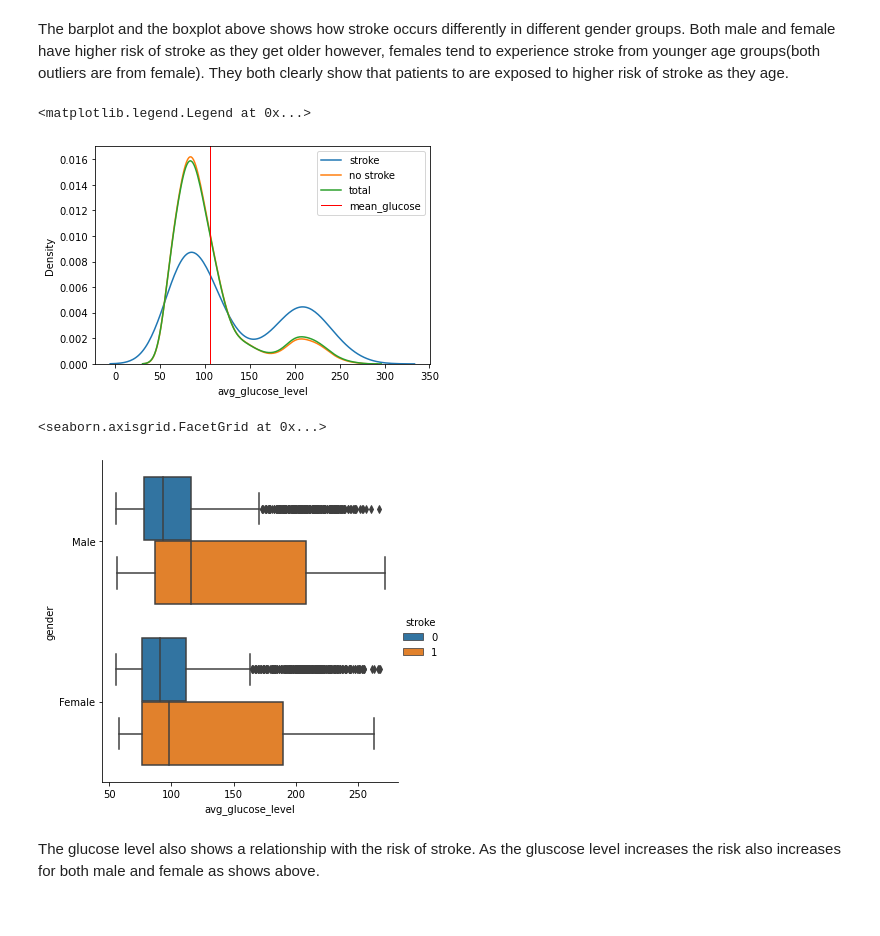
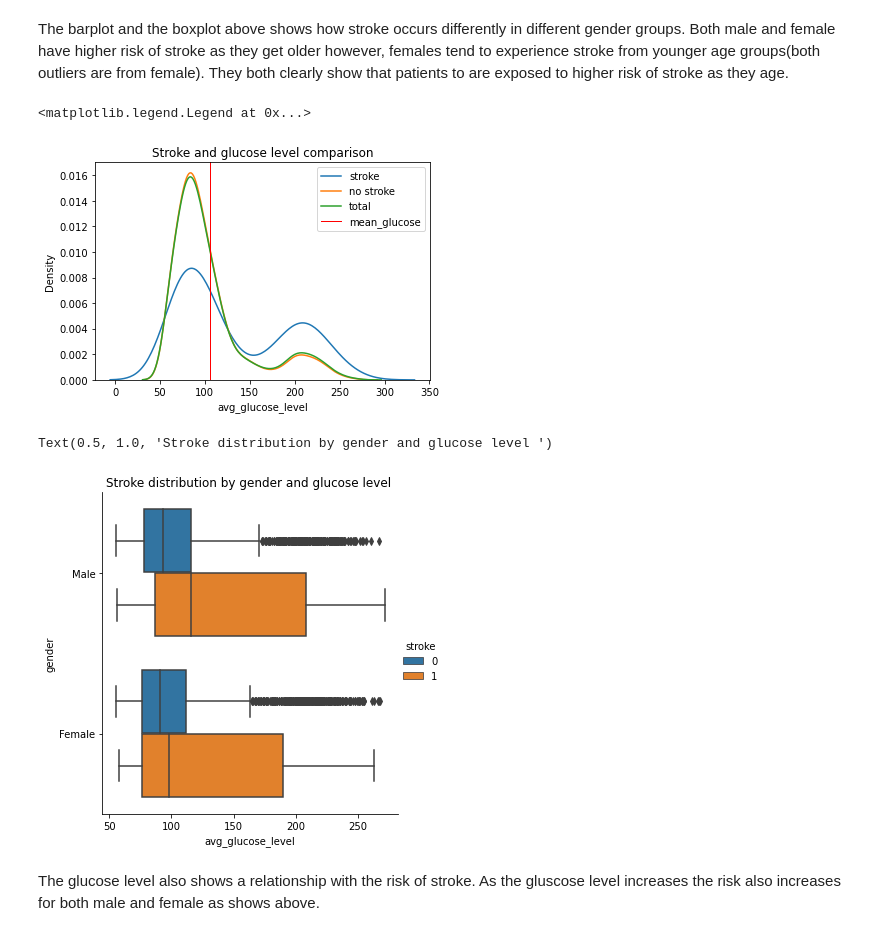
Before and after one commit to paulkimDSN/Capstone-2-Data-wranglling, a Jupyter notebook: EDA.ipynb, the cells around one changed output. Drawn from its saved outputs; the diff is of its cells as text; code cells hidden in the pictures.

```diff
--- a/EDA.ipynb
+++ b/EDA.ipynb
@@ -110,0 +124,2 @@ Overall proportion of the patients with stroke is calculated from the dataset. T
+# %%
+df['bmi']=df['bmi'].fillna(df['bmi'].mean())
@@ -150,17 +187,19 @@ They both clearly show that patients to are exposed to higher risk of stroke as
 # %%
 sns.kdeplot('avg_glucose_level',data=df[df.stroke==1],label='stroke')
 sns.kdeplot('avg_glucose_level',data=df[df.stroke==0],label='no stroke')
 sns.kdeplot('avg_glucose_level',data=df,label='total')
 plt.axvline(df['avg_glucose_level'].mean(), color='red', linewidth=1,label='mean_glucose')
+plt.title('Stroke and glucose level comparison')
 plt.legend()
 # %% [output]
 <matplotlib.legend.Legend at 0x...>
-[figure, old version]
+[figure, new version]
 # %%
 sns.catplot(x='avg_glucose_level',y='gender',data=df,hue='stroke',kind='box')
+plt.title('Stroke distribution by gender and glucose level ')
 # %% [output]
-<seaborn.axisgrid.FacetGrid at 0x...>
+Text(0.5, 1.0, 'Stroke distribution by gender and glucose level ')
-[figure, old version]
+[figure, new version]
 # %% [markdown]
 The glucose level also shows a relationship with the risk of stroke. As the gluscose level increases the risk also increases for both male and female as shows above.
 # %%
```
Also changed, not shown: parts of 17 cells of this notebook.
